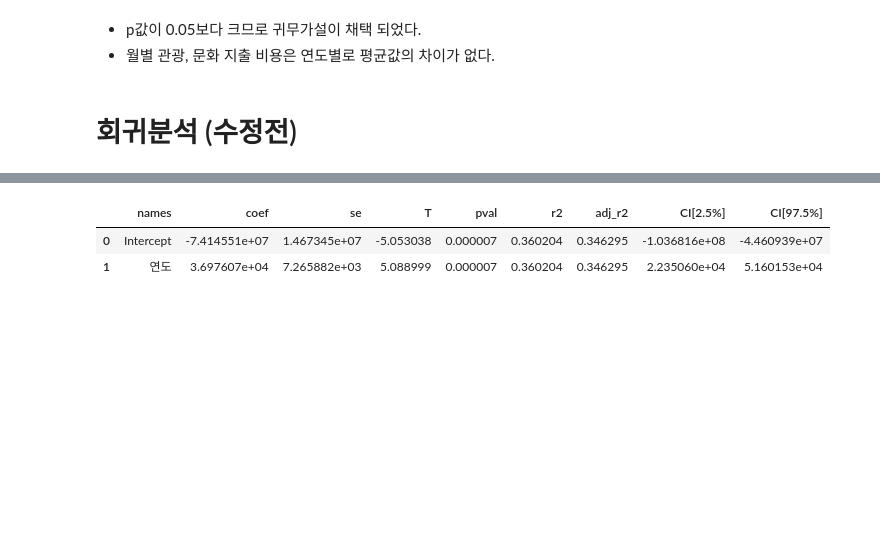
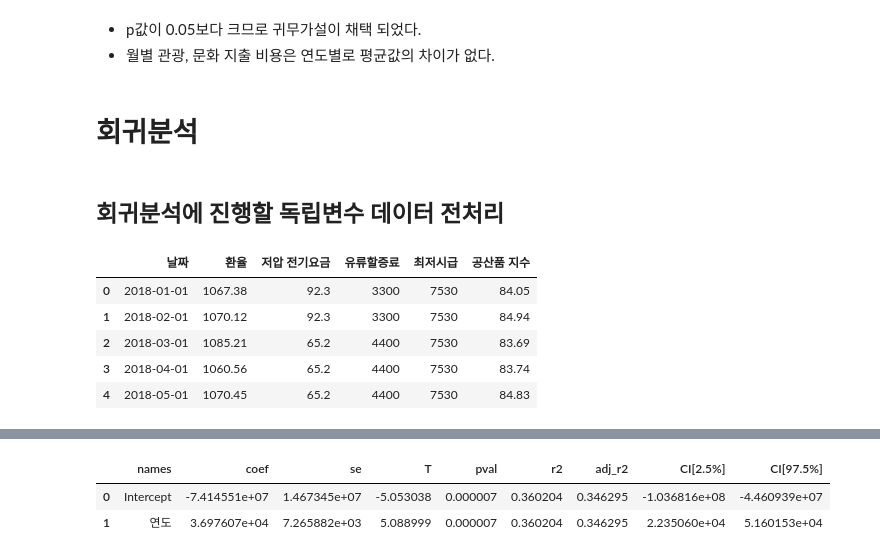
Before and after one commit to HaJeong-K/Jeju_project, a Jupyter notebook: 물가 전체 데이터.ipynb, the cells around one changed output, grey strips where cells are left out. Drawn from its saved outputs; the diff is of its cells as text; code cells hidden in the pictures; blank space fills up the shorter version.

Commit message:
회귀분석 데이터 전처리 완료

```diff
--- a/물가 전체 데이터.ipynb
+++ b/물가 전체 데이터.ipynb
@@ -3550,4 +3548,19 @@ aov
 - p값이 0.05보다 크므로 귀무가설이 채택 되었다.
 - 월별 관광, 문화 지출 비용은 연도별로 평균값의 차이가 없다.
 # %% [markdown]
-# 회귀분석 (수정전)
+# 회귀분석
+# %% [markdown]
+## 회귀분석에 진행할 독립변수 데이터 전처리
+# %%
+import pandas as pd
+
+DATA_path = '/content/drive/MyDrive/세프/DATA/'
+Regression_analysis = pd.read_excel(DATA_path + '회귀분석용.xlsx')
+Regression_analysis.head()
+# %% [output]
+|  | 날짜 | 환율 | 저압 전기요금 | 유류할증료 | 최저시급 | 공산품 지수 |
+| 0 | 2018-01-01 | 1067.38 | 92.3 | 3300 | 7530 | 84.05 |
+| 1 | 2018-02-01 | 1070.12 | 92.3 | 3300 | 7530 | 84.94 |
+| 2 | 2018-03-01 | 1085.21 | 65.2 | 4400 | 7530 | 83.69 |
+| 3 | 2018-04-01 | 1060.56 | 65.2 | 4400 | 7530 | 83.74 |
+| 4 | 2018-05-01 | 1070.45 | 65.2 | 4400 | 7530 | 84.83 |
```
Also changed, not shown: parts of 4 cells of this notebook.
